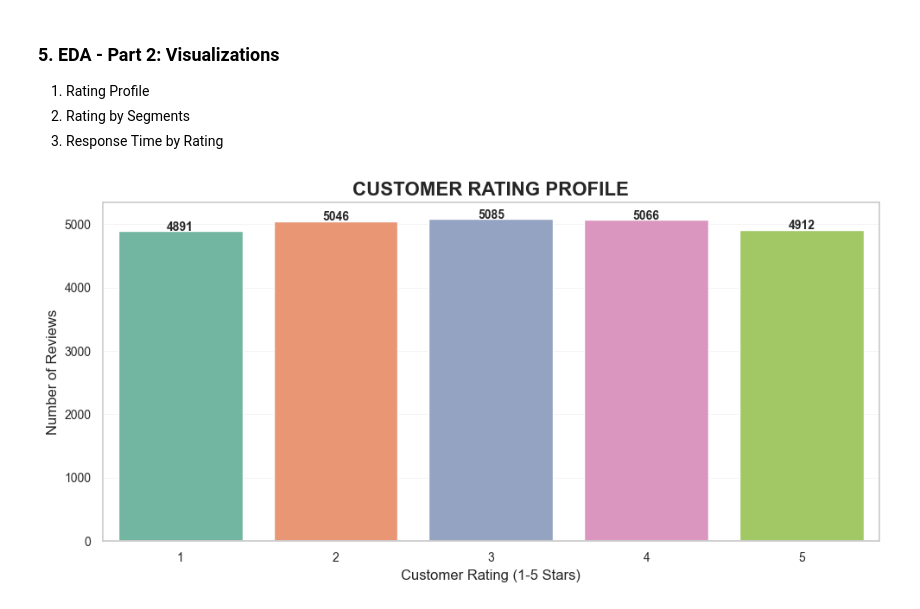
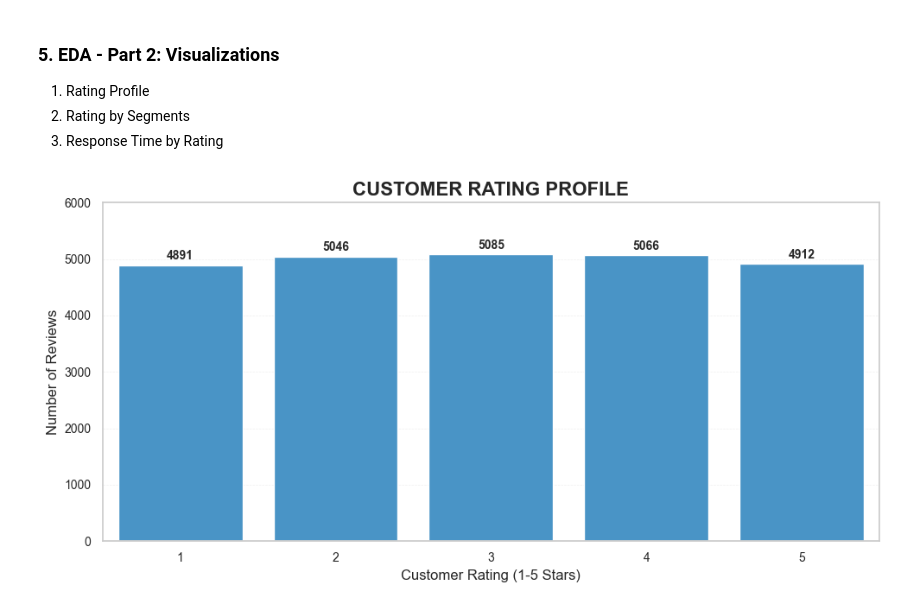
Before and after one commit to samehinttech/sentiment-analysis-customer-reviews, a Jupyter notebook: notebooks/sentiment_analysis.ipynb, the cells around one changed output. Cells and saved outputs as stored; diff of their text form; code cells hidden in the pictures.

```diff
--- a/notebooks/sentiment_analysis.ipynb
+++ b/notebooks/sentiment_analysis.ipynb
@@ -94,9 +94,9 @@ def check_duplicates(dataframe):
 # function to check unique values in categorical columns
 def check_unique_values(dataframe):
     categorical_attrs = dataframe.select_dtypes(include=['object', 'category']).columns
-    for col in categorical_attrs:
-        print(f"\nColumn:[{col}] has {dataframe[col].nunique()} unique values.")
-        print(f"Values: {list(dataframe[col].unique())}")
+    for cols in categorical_attrs:
+        print(f"\nColumn:[{cols}] has {dataframe[cols].nunique()} unique values.")
+        print(f"Values: {list(dataframe[cols].unique())}")
 
 # Sum of sentiment distribution. The sentiment col. will be ignored during modeling,
 # but we decided to keep it for EDA purposes and use it later for performance evaluation.
@@ -143,24 +143,25 @@ Name: proportion, dtype: float64
 # %%
 # Baseline - Customer Rating Profile
 plt.figure(figsize=(10, 5))
-sns.countplot(data=df, x='customer_rating', palette='Set2', order=[1, 2, 3, 4, 5])
+sns.countplot(data=df, x='customer_rating', color='#3498db')
 plt.title('CUSTOMER RATING PROFILE', fontsize=16, fontweight='bold')
 plt.xlabel('Customer Rating (1-5 Stars)', fontsize=12)
 plt.ylabel('Number of Reviews', fontsize=12)
-plt.grid(axis='y', alpha=0.3, linestyle='-', linewidth=0.5)
+plt.ylim(0, 6000)  # Extend upper limit for y_axis for better visibility
+plt.grid(axis='y', alpha=0.3, linestyle='--', linewidth=0.5)
 plt.xticks(fontsize=10)
 plt.yticks(fontsize=10)
 plt.gca().set_axisbelow(True)
 
 # Add value labels on top of bars
 rating_counts = df['customer_rating'].value_counts().sort_index()
 for i, v in enumerate(rating_counts.to_list()):
-    plt.text(i, v + 5, str(v), ha='center', fontweight
+    plt.text(i, v + 100, str(v), ha='center', fontweight
               ='bold', fontsize=10)
 plt.tight_layout()
 plt.show()
 # %% [output]
-[figure, old version]
+[figure, new version]
 # %%
 # Rating by Segments (product_category, platform, region, age_group)
 segment_attrs = ['product_category', 'platform', 'region', 'age_group']
```
Also changed, not shown: parts of 3 cells of this notebook.
